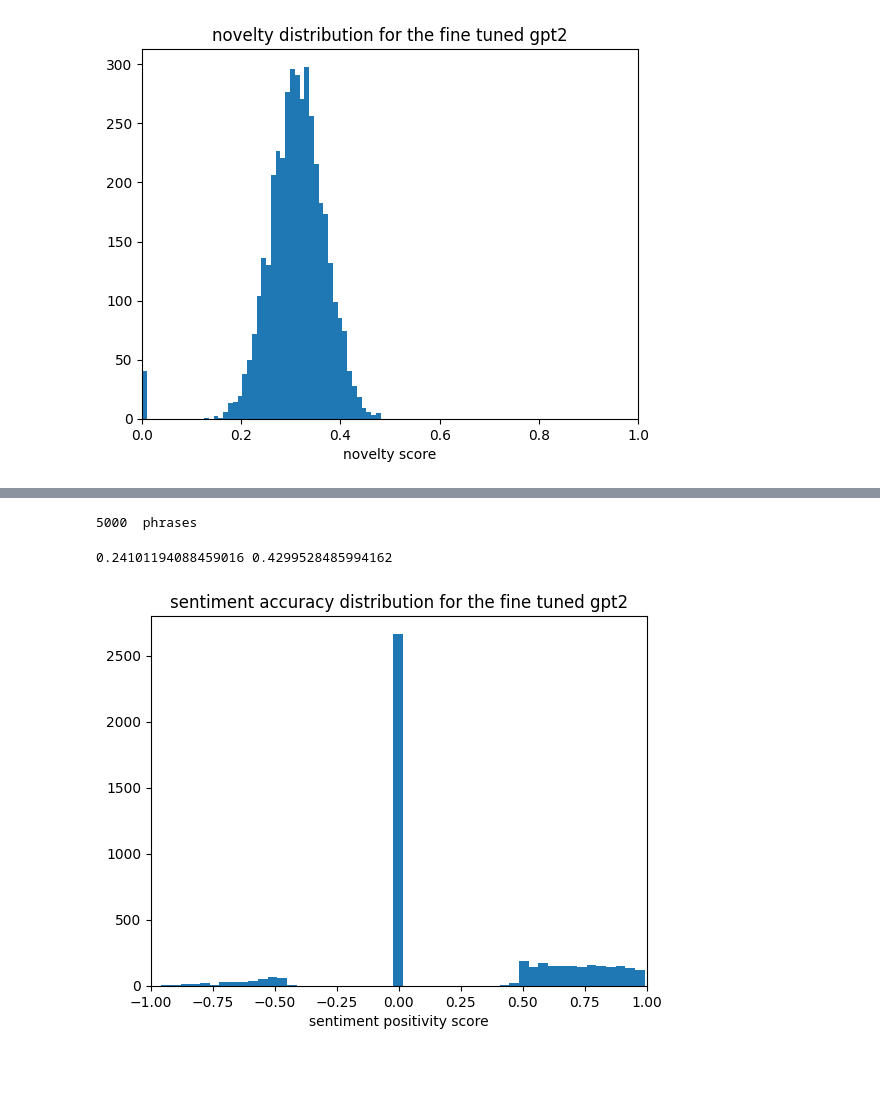
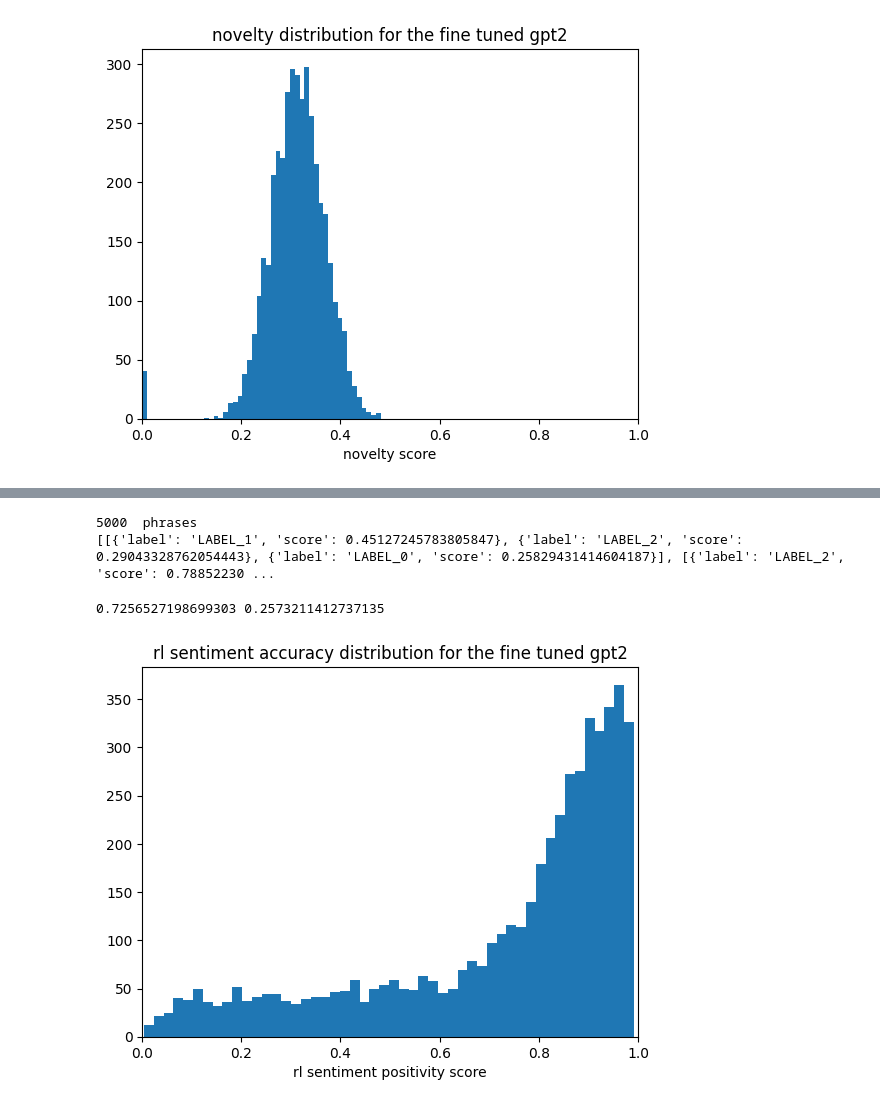
Before and after one commit to zczlsde/SentiBot, a Jupyter notebook: Baseline/run.ipynb, the cells around one changed output, grey strips where cells are left out. Cells and saved outputs as stored; diff of their text form; code cells hidden in the pictures; blank space fills up the shorter version.

Commit message:
added smooth sentiment accuracy

```diff
--- a/Baseline/run.ipynb
+++ b/Baseline/run.ipynb
@@ -146,17 +159,18 @@ np.savetxt('./pre_computed/baseline_sentiment_scores.txt', sentiment_accuracy, d
 # %%
-rl_sentiment_accuracy = t.accuracy(path="./Data/Generations/test.txt")
+rl_sentiment_accuracy = t.accuracy_smooth(path="./Data/Generations/test.txt")
 np.savetxt('./pre_computed/rl_sentiment_scores.txt', rl_sentiment_accuracy, delimiter=',')
 # %% [output]
 5000  phrases
+[[{'label': 'LABEL_1', 'score': 0.45127245783805847}, {'label': 'LABEL_2', 'score': 0.29043328762054443}, {'label': 'LABEL_0', 'score': 0.25829431414604187}], [{'label': 'LABEL_2', 'score': 0.78852230 ...
 # %%
-sentiment_accuracy = np.loadtxt('./pre_computed/baseline_sentiment_scores.txt', delimiter=',')
-print(np.mean(sentiment_accuracy), np.std(sentiment_accuracy))
+rl_sentiment_accuracy = np.loadtxt('./pre_computed/rl_sentiment_scores.txt', delimiter=',')
+print(np.mean(rl_sentiment_accuracy), np.std(rl_sentiment_accuracy))
 plt.figure()
-plt.hist(sentiment_accuracy, bins=50)
-plt.title("sentiment accuracy distribution for the fine tuned gpt2")
-plt.xlim(-1, 1)
-plt.xlabel("sentiment positivity score")
+plt.hist(rl_sentiment_accuracy, bins=50)
+plt.title("rl sentiment accuracy distribution for the fine tuned gpt2")
+plt.xlabel("rl sentiment positivity score")
+plt.xlim(0, 1)
 plt.show()
 # %% [output]
-0.24101194088459016 0.4299528485994162
+0.7256527198699303 0.2573211412737135
-[figure, old version]
+[figure, new version]
```
Also changed, not shown: parts of 3 cells of this notebook, 3 other files.
